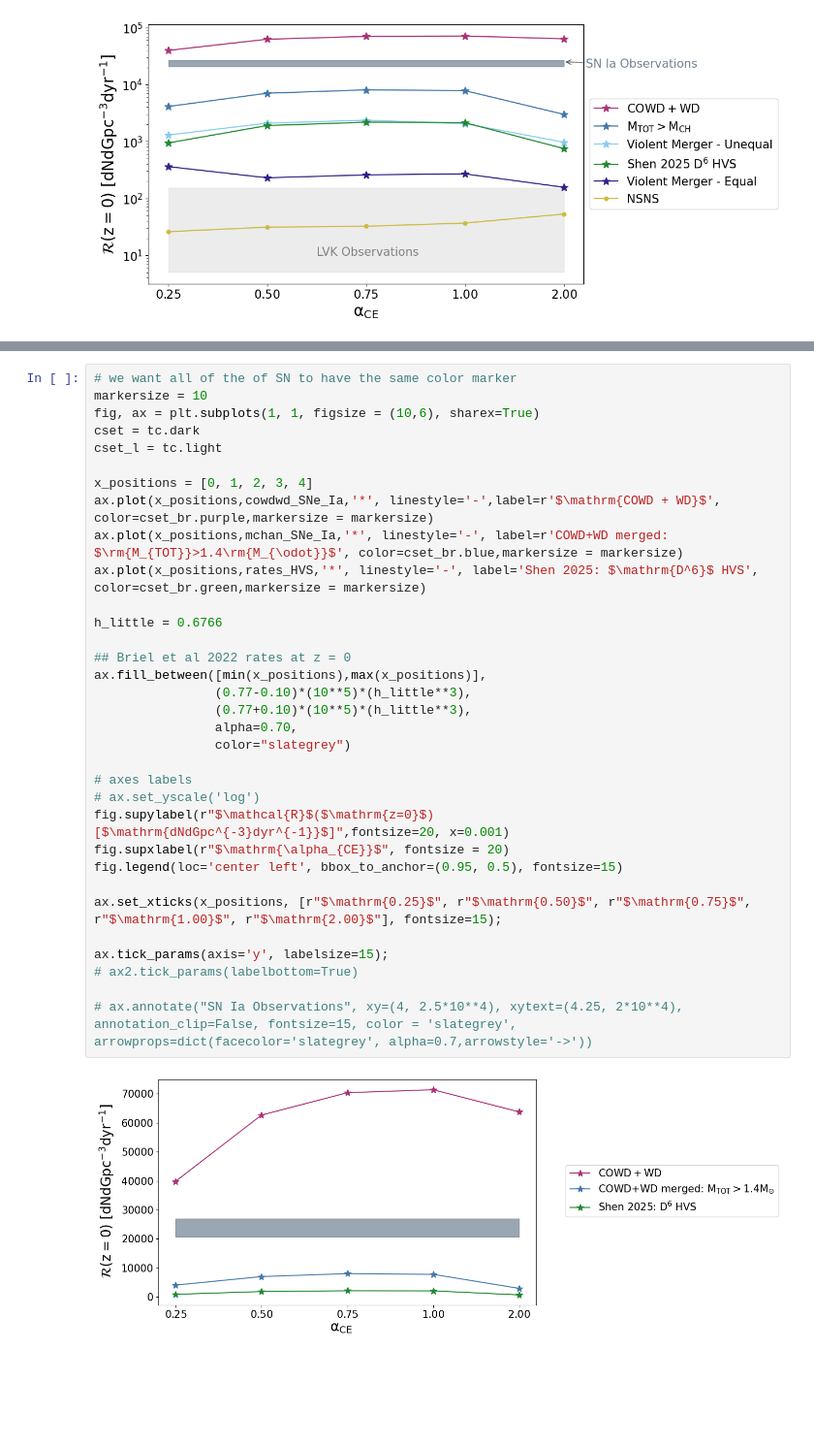
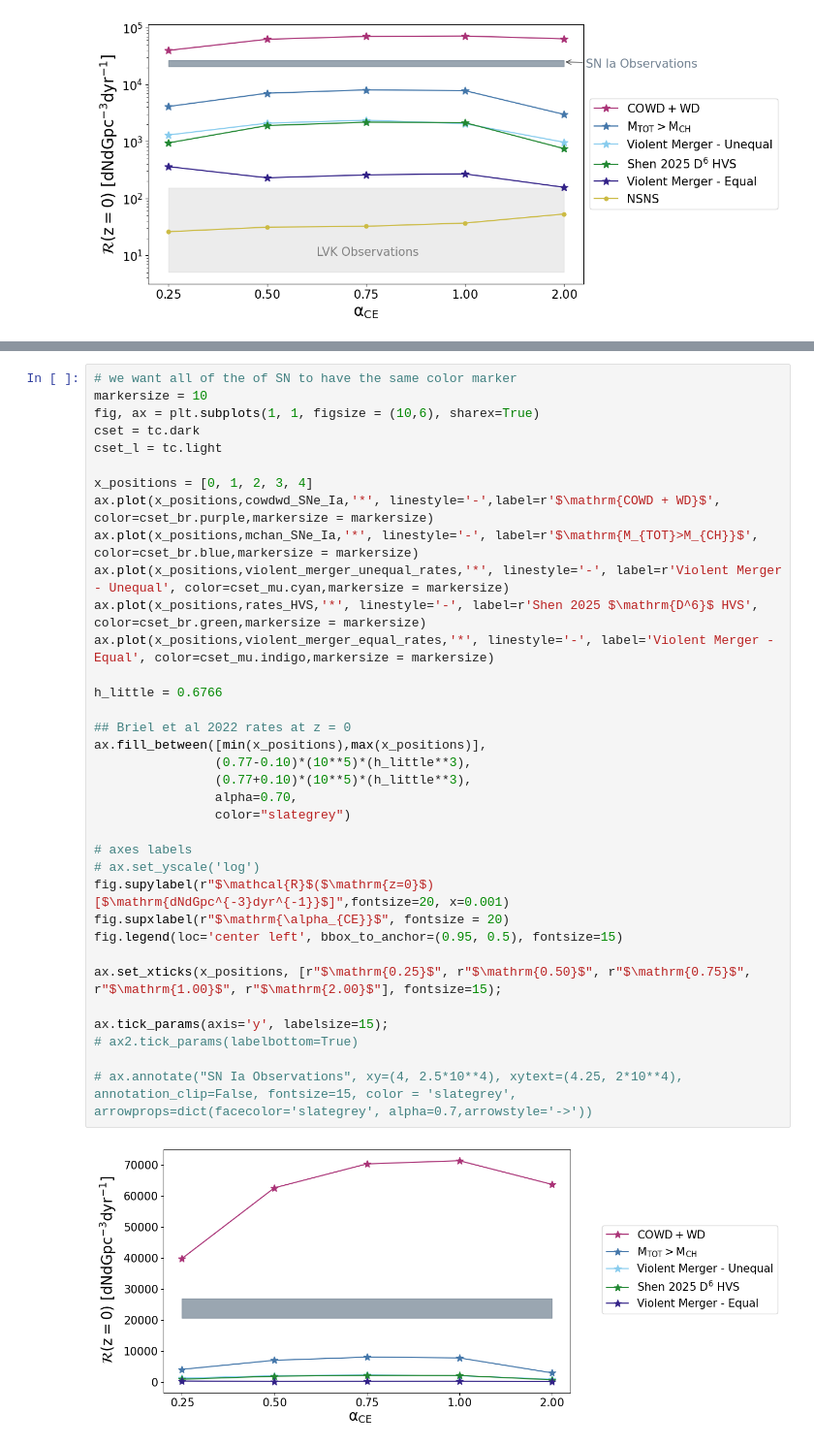
Before and after one commit to melanie-santiago26/research_work, a Jupyter notebook: metals_of_cosmos/code/rate_vs_alpha_variations.ipynb, the cells around one changed output, grey strips where cells are left out. Shown at 97% size. Saved outputs shown, nothing was run; the diff lists cells and outputs as text; blank space fills up the shorter version.

Commit message:
mass dist plots w/ annotations

```diff
--- a/metals_of_cosmos/code/rate_vs_alpha_variations.ipynb
+++ b/metals_of_cosmos/code/rate_vs_alpha_variations.ipynb
@@ -193,33 +148,35 @@ ax[1].annotate("LVK Observations", xy=(1.5, 80), fontsize=15, color='grey')#, ar
 markersize = 10
 fig, ax = plt.subplots(1, 1, figsize = (10,6), sharex=True)
 cset = tc.dark
 cset_l = tc.light
 
 x_positions = [0, 1, 2, 3, 4]
 ax.plot(x_positions,cowdwd_SNe_Ia,'*', linestyle='-',label=r'$\mathrm{COWD + WD}$', color=cset_br.purple,markersize = markersize)
-ax.plot(x_positions,mchan_SNe_Ia,'*', linestyle='-', label=r'COWD+WD merged: $\rm{M_{TOT}}>1.4\rm{M_{\odot}}$', color=cset_br.blue,markersize = markersize)
-ax.plot(x_positions,rates_HVS,'*', linestyle='-', label='Shen 2025: $\mathrm{D^6}$ HVS', color=cset_br.green,markersize = markersize)
+ax.plot(x_positions,mchan_SNe_Ia,'*', linestyle='-', label=r'$\mathrm{M_{TOT}>M_{CH}}$', color=cset_br.blue,markersize = markersize)
+ax.plot(x_positions,violent_merger_unequal_rates,'*', linestyle='-', label=r'Violent Merger - Unequal', color=cset_mu.cyan,markersize = markersize)
+ax.plot(x_positions,rates_HVS,'*', linestyle='-', label=r'Shen 2025 $\mathrm{D^6}$ HVS', color=cset_br.green,markersize = markersize)
+ax.plot(x_positions,violent_merger_equal_rates,'*', linestyle='-', label='Violent Merger - Equal', color=cset_mu.indigo,markersize = markersize)
 
 h_little = 0.6766
 
 ## Briel et al 2022 rates at z = 0
 ax.fill_between([min(x_positions),max(x_positions)],
                 (0.77-0.10)*(10**5)*(h_little**3),
                 (0.77+0.10)*(10**5)*(h_little**3),
                 alpha=0.70,
                 color="slategrey")
 
 # axes labels
 # ax.set_yscale('log')
 fig.supylabel(r"$\mathcal{R}$($\mathrm{z=0}$) [$\mathrm{dNdGpc^{-3}dyr^{-1}}$]",fontsize=20, x=0.001)
 fig.supxlabel(r"$\mathrm{\alpha_{CE}}$", fontsize = 20)
 fig.legend(loc='center left', bbox_to_anchor=(0.95, 0.5), fontsize=15)
 
 ax.set_xticks(x_positions, [r"$\mathrm{0.25}$", r"$\mathrm{0.50}$", r"$\mathrm{0.75}$", r"$\mathrm{1.00}$", r"$\mathrm{2.00}$"], fontsize=15);
 
 ax.tick_params(axis='y', labelsize=15);
 # ax2.tick_params(labelbottom=True)
 
 # ax.annotate("SN Ia Observations", xy=(4, 2.5*10**4), xytext=(4.25, 2*10**4), annotation_clip=False, fontsize=15, color = 'slategrey', arrowprops=dict(facecolor='slategrey', alpha=0.7,arrowstyle='->'))
 # %% [output]
-[figure, old version]
+[figure, new version]
```
Also changed, not shown: parts of 2 cells of this notebook, 2 other files.
